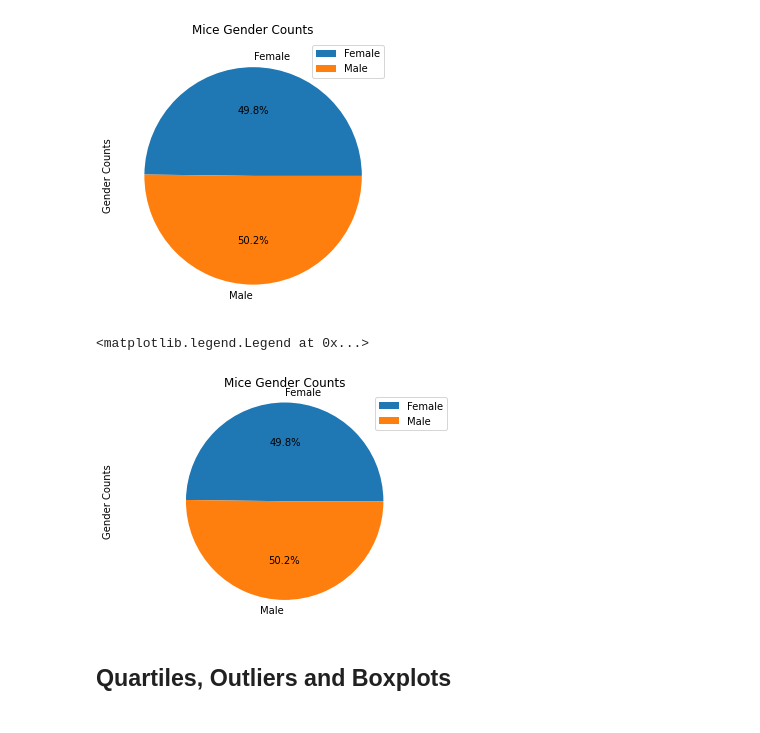
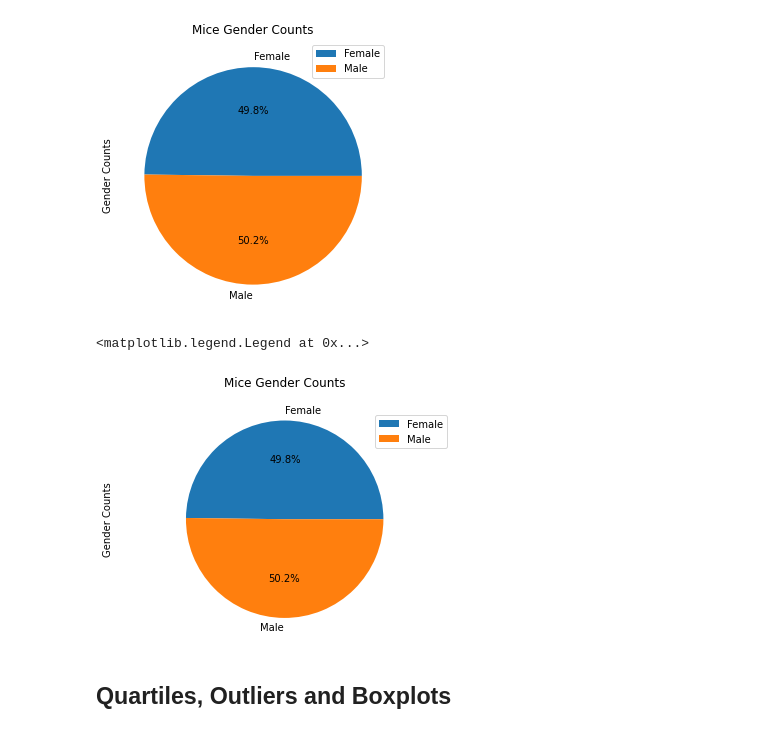
Before and after one commit to yuyhong23/matplotlib_the_power_of_plots, a Jupyter notebook: Pymaceuticals/pymaceuticals_starter-Copy1.ipynb, the cells around one changed output. Saved outputs shown, nothing was run; the diff lists cells and outputs as text; code cells hidden in the pictures.

Commit message:
Ajusted the padding between the title and plot for the pie chart made from pyplot.pie.

```diff
--- a/Pymaceuticals/pymaceuticals_starter-Copy1.ipynb
+++ b/Pymaceuticals/pymaceuticals_starter-Copy1.ipynb
@@ -420,14 +420,14 @@ unique_mice_gender.plot.pie(y="Gender Counts", figsize=(5, 5), autopct="%1.1f%%"
 # %%
 # Generate a pie plot showing the distribution of female versus male mice using pyplot
 labels = ["Female","Male"]
 plt.pie(unique_mice_gender["Gender Counts"],labels=labels,autopct="%1.1f%%")
 plt.axis("equal")
-plt.title("Mice Gender Counts")
+plt.title("Mice Gender Counts",fontsize=12, y=1.08)
 plt.ylabel("Gender Counts")
-plt.legend(tick_labels, loc="upper right")
+plt.legend(labels, loc="upper right")
 # %% [output]
 <matplotlib.legend.Legend at 0x...>
-[figure, old version]
+[figure, new version]
 # %% [markdown]
 ## Quartiles, Outliers and Boxplots
 # %%
```
